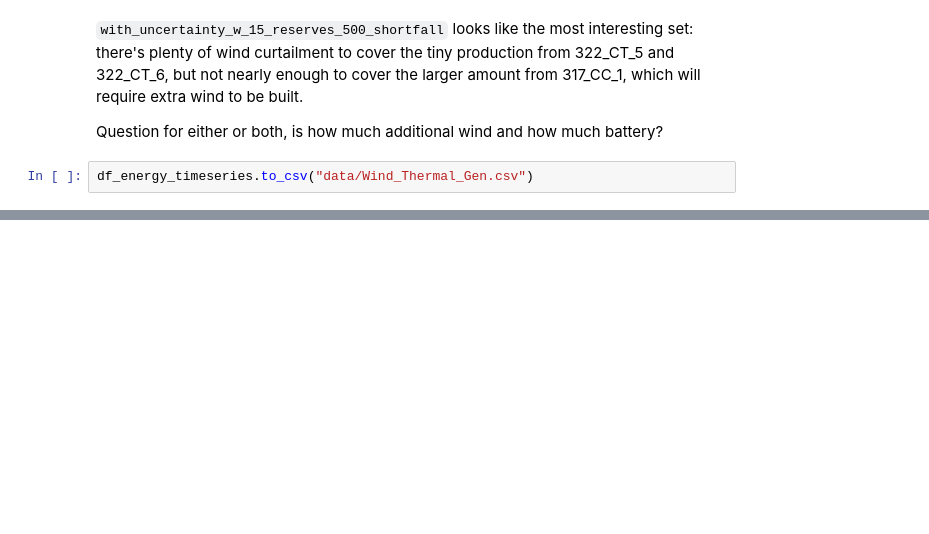
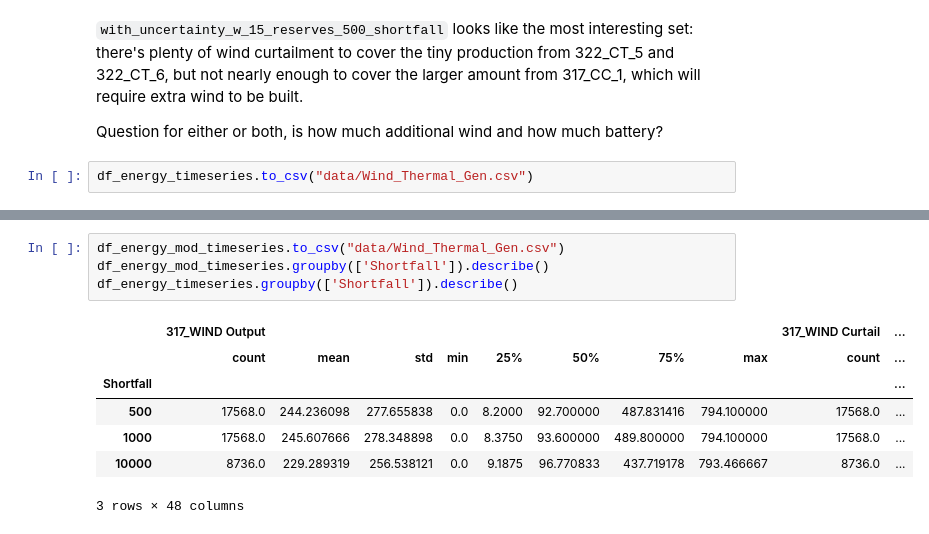
Before and after one commit to dguittet/dispatches, a Jupyter notebook: dispatches/case_studies/renewables_h2_case/prescient_analysis.ipynb, the cells around one changed output, grey strips where cells are left out. Cells and saved outputs as stored; diff of their text form; blank space fills up the shorter version.

```diff
--- a/dispatches/case_studies/renewables_h2_case/prescient_analysis.ipynb
+++ b/dispatches/case_studies/renewables_h2_case/prescient_analysis.ipynb
@@ -364,0 +418,12 @@ plt.legend()
+# %%
+df_energy_mod_timeseries.to_csv("data/Wind_Thermal_Gen.csv")
+df_energy_mod_timeseries.groupby(['Shortfall']).describe()
+df_energy_timeseries.groupby(['Shortfall']).describe()
+# %% [output]
+|  | 317_WIND Output |  |  |  |  |  |  |  | 317_WIND Curtail | ... |
+|  | count | mean | std | min | 25% | 50% | 75% | max | count | ... |
+| Shortfall |  |  |  |  |  |  |  |  |  | ... |
+| 500 | 17568.0 | 244.236098 | 277.655838 | 0.0 | 8.2000 | 92.700000 | 487.831416 | 794.100000 | 17568.0 | ... |
+| 1000 | 17568.0 | 245.607666 | 278.348898 | 0.0 | 8.3750 | 93.600000 | 489.800000 | 794.100000 | 17568.0 | ... |
+| 10000 | 8736.0 | 229.289319 | 256.538121 | 0.0 | 9.1875 | 96.770833 | 437.719178 | 793.466667 | 8736.0 | ... |
+3 rows × 48 columns
```
Also changed, not shown: parts of 8 cells of this notebook, 5 other files.
